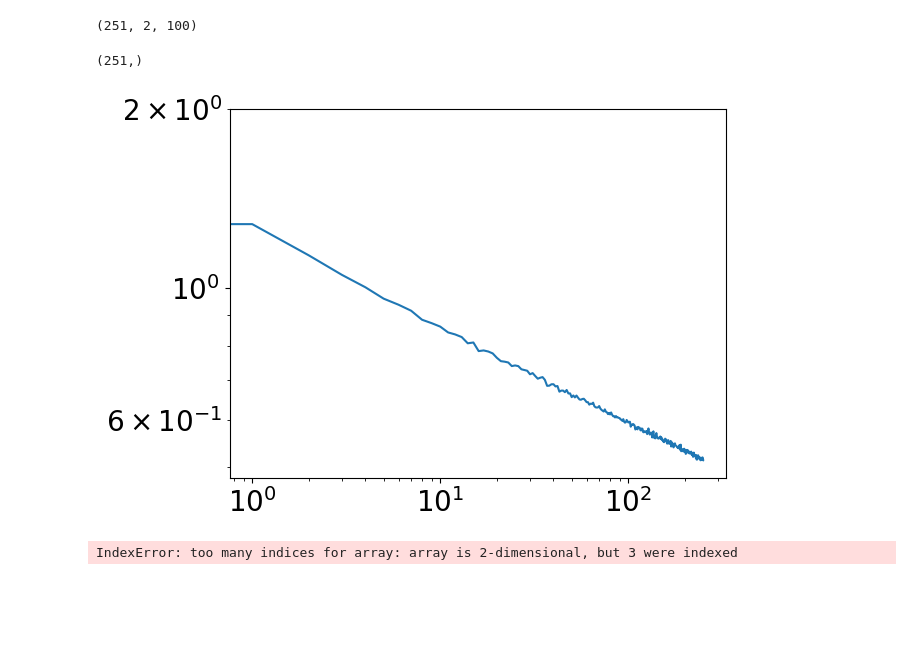
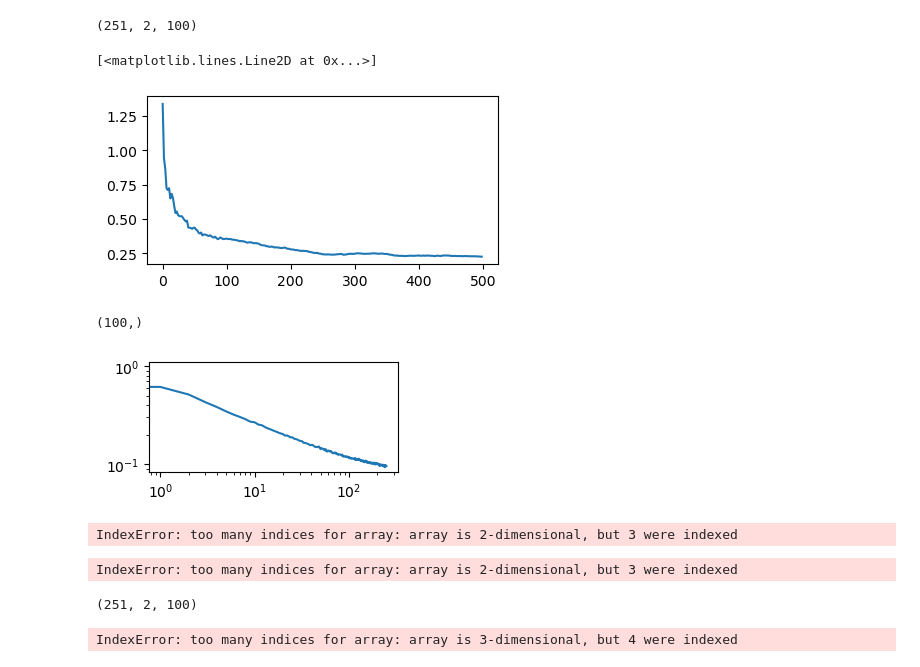
Before and after one commit to Priesemann-Group/neuro_op, a Jupyter notebook: notebooks/Testing_param.ipynb, the cells around one changed output. Drawn from its saved outputs; the diff is of its cells as text; code cells hidden in the pictures; blank space fills up the shorter version.

```diff
--- a/notebooks/Testing_param.ipynb
+++ b/notebooks/Testing_param.ipynb
@@ -33,7 +33,7 @@ input = dict(
         scale=1,
     ),
     h=1,  # Rate of external information draw events
-    r=5,  # Rate of edge information exchange events
+    r=1,  # Rate of edge information exchange events
     t0=0,  # Start time of simulation
     t_max=500,  # End time of simulation
     t_sample=2,  # Periodicity for which samples and distance measures (KL-div, p-distance) are taken
@@ -69,12 +69,12 @@ print(out1["N_events"])
 Random data analysis test notebook of steps later used in thorough analysis.
 # %%
 # For improving of readability, increase all font sizes of plots. Also, set legend location to upper right.
-plt.rcParams.update(
-    {
-        "font.size": 20,
-        "legend.loc": "upper right",
-    }
-)
+# plt.rcParams.update(
+#    {
+#        "font.size": 20,
+#        "legend.loc": "upper right",
+#    }
+# )
 # %% [markdown]
 #### Data analysis 1
 
@@ -134,24 +135,43 @@ np.array(out1["p_distances"]).shape
 # %% [output]
 (251, 100)
 (251, 2, 100)
+# %%
+# Implement external sampling routine (or rather test if feasible)
+k = 5
+nody = out1["nodes"][k]
+mu_nody = np.array(out1["mu_nodes"])[:, k][1:]
+
+fig, ax = plt.subplots(constrained_layout=True, figsize=(4,2))
+ax.plot(
+    np.arange(input["t0"], input["t_max"], input["t_sample"]),
+    mu_nody,
+)
+
+recalced = []
+for i in range(1, len(mu_nody)):
+    # get priors
+    # get incoming info up to time t
+    # calculate updated hyperparameters
+# %% [output]
+[<matplotlib.lines.Line2D at 0x...>]
+[figure, added]
 # %%
 # for i in N_iter:
 #    plt.plot(input["t_sample"] * np.arange(0, kld.shape[0]), kld[:, i, ])
+fig, ax = plt.subplots(constrained_layout=True, figsize=(3, 1.5))
 
-
-i = 1
-plt.plot(
+i = 0
+ax.plot(
     # input["t_sample"] * np.arange(0, kld.shape[0]),
-    kld.mean(axis=i),
+    kld.mean(axis=1)[1:],
     label="avg",
 )
 plt.loglog()
-plt.ylim(0, 2)
-
+# plt.ylim(0, 2)
 kld.mean(axis=i).shape
 # %% [output]
-(251,)
+(100,)
-[figure, old version]
+[figure, new version]
 # %%
 for i in N_iter:
     plt.plot(input["t_sample"] * np.arange(0, quad_dis.shape[0]), quad_dis[:, 0, i])
@@ -160,7 +180,12 @@ IndexError: too many indices for array: array is 2-dimensional, but 3 were index
 # %%
 for i in N_iter:
     plt.plot(input["t_sample"] * np.arange(0, lin_dis.shape[0]), lin_dis[:, 0, i])
+# %% [output]
+IndexError: too many indices for array: array is 2-dimensional, but 3 were indexed
 # %%
 arr = np.array(out1["p_distances"])
 print(arr.shape)
 (arr[-1, 0, 1, :] ** 2).mean()
+# %% [output]
+(251, 2, 100)
+IndexError: too many indices for array: array is 3-dimensional, but 4 were indexed
```
Also changed, not shown: parts of 6 cells of this notebook, 1 other file.
